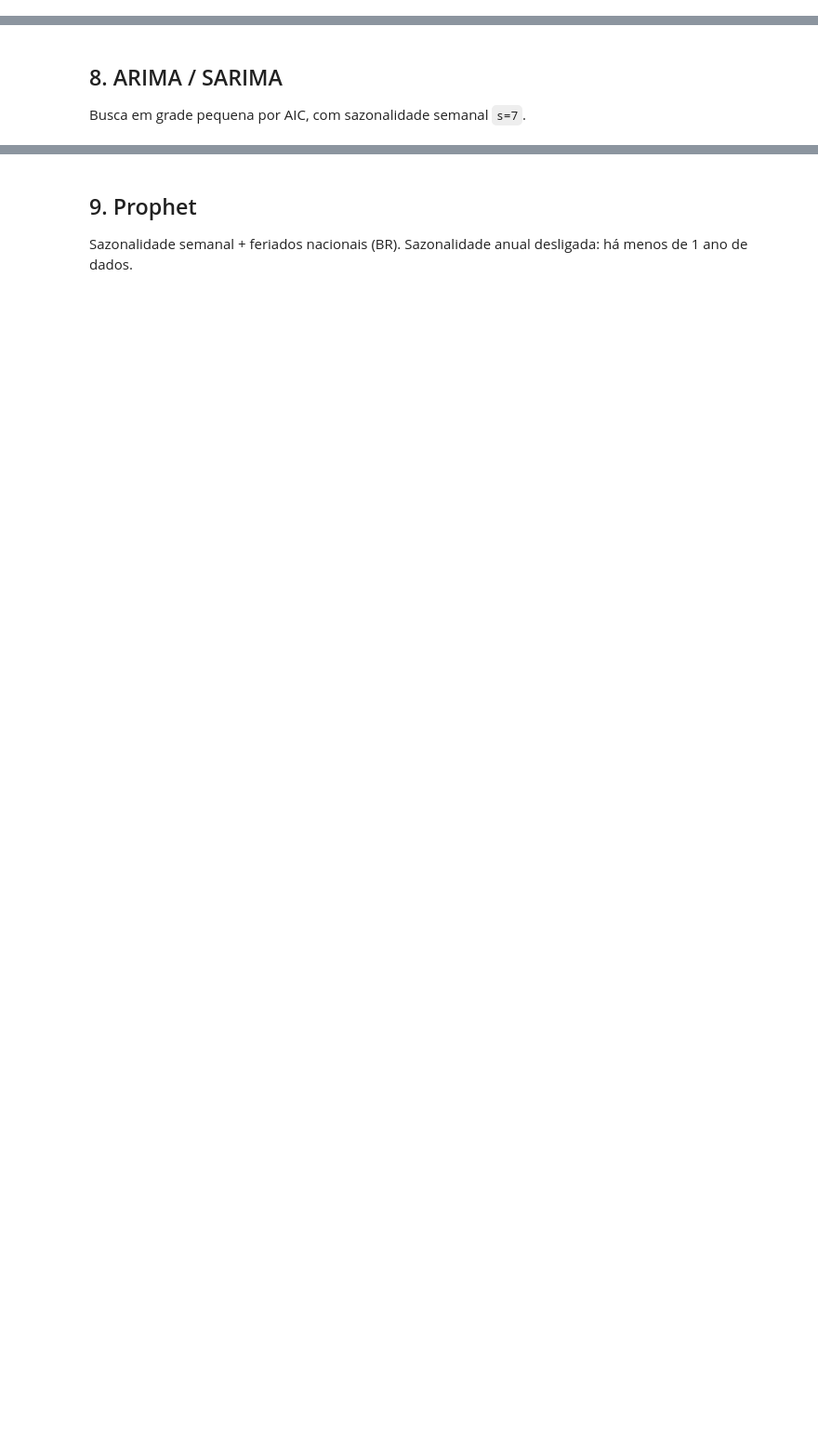
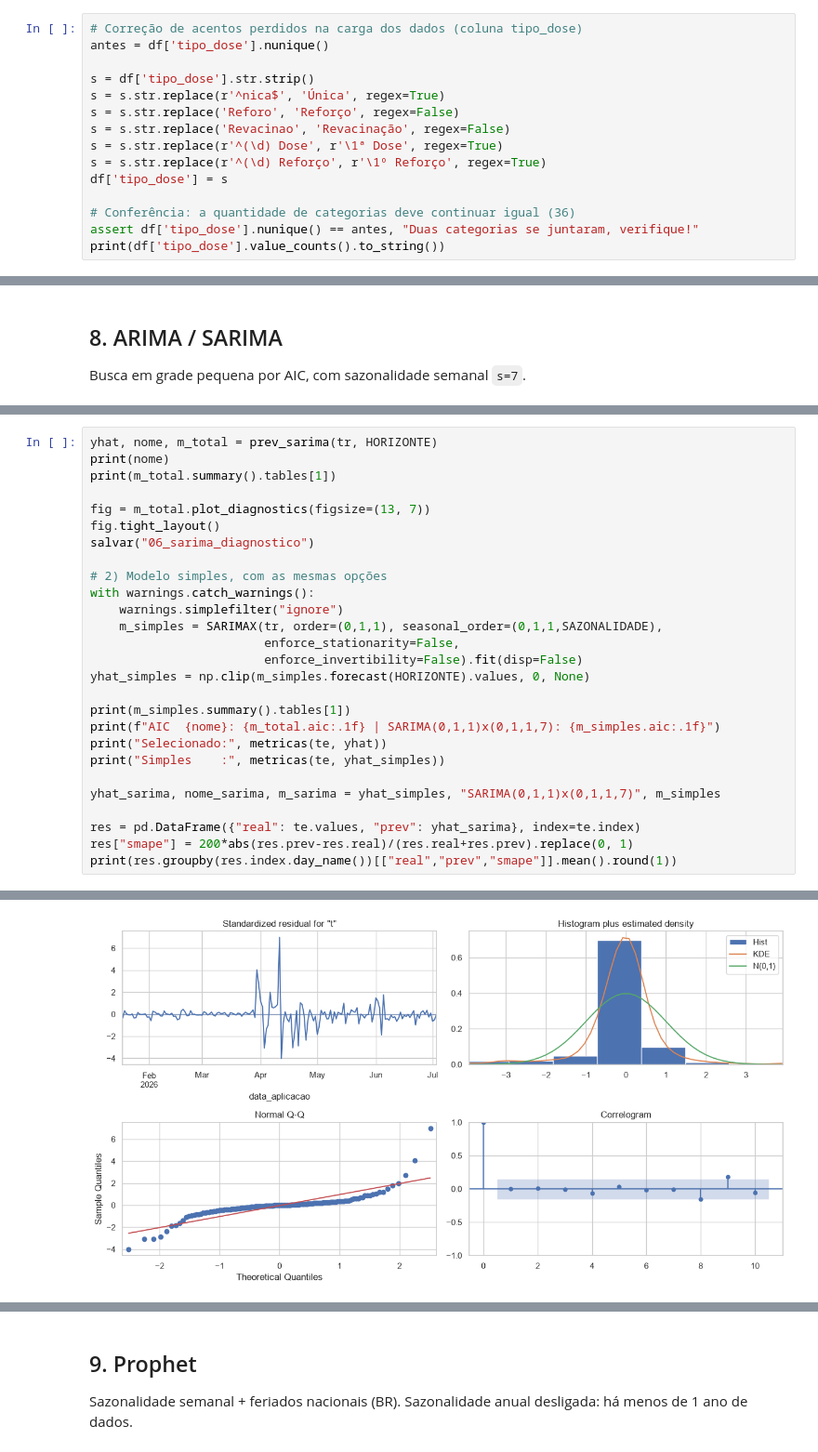
Before and after one commit to Nina-pinheiro/projeto_iv, a Jupyter notebook: notebooks/series_temporais_3.ipynb, the cells around one changed output, grey strips where cells are left out. Shown at 93% size. Drawn from its saved outputs; the diff is of its cells as text; blank space fills up the shorter version.

```diff
--- a/notebooks/series_temporais_3.ipynb
+++ b/notebooks/series_temporais_3.ipynb
@@ -92,0 +151,15 @@ print(df_raw.shape); df_raw.head(10)
+# %%
+# Correção de acentos perdidos na carga dos dados (coluna tipo_dose)
+antes = df['tipo_dose'].nunique()
+
+s = df['tipo_dose'].str.strip()
+s = s.str.replace(r'^nica$', 'Única', regex=True)
+s = s.str.replace('Reforo', 'Reforço', regex=False)
+s = s.str.replace('Revacinao', 'Revacinação', regex=False)
+s = s.str.replace(r'^(\d) Dose', r'\1ª Dose', regex=True)
+s = s.str.replace(r'^(\d) Reforço', r'\1º Reforço', regex=True)
+df['tipo_dose'] = s
+
+# Conferência: a quantidade de categorias deve continuar igual (36)
+assert df['tipo_dose'].nunique() == antes, "Duas categorias se juntaram, verifique!"
+print(df['tipo_dose'].value_counts().to_string())
@@ -280,0 +488,28 @@ sigma2      1.882e+07   7.63e-09   2.47e+15      0.000    1.88e+07    1.88e+07
+# %%
+yhat, nome, m_total = prev_sarima(tr, HORIZONTE)
+print(nome)
+print(m_total.summary().tables[1])
+
+fig = m_total.plot_diagnostics(figsize=(13, 7))
+fig.tight_layout()
+salvar("06_sarima_diagnostico")
+
+# 2) Modelo simples, com as mesmas opções
+with warnings.catch_warnings():
+    warnings.simplefilter("ignore")
+    m_simples = SARIMAX(tr, order=(0,1,1), seasonal_order=(0,1,1,SAZONALIDADE),
+                        enforce_stationarity=False,
+                        enforce_invertibility=False).fit(disp=False)
+yhat_simples = np.clip(m_simples.forecast(HORIZONTE).values, 0, None)
+
+print(m_simples.summary().tables[1])
+print(f"AIC  {nome}: {m_total.aic:.1f} | SARIMA(0,1,1)x(0,1,1,7): {m_simples.aic:.1f}")
+print("Selecionado:", metricas(te, yhat))
+print("Simples    :", metricas(te, yhat_simples))
+
+yhat_sarima, nome_sarima, m_sarima = yhat_simples, "SARIMA(0,1,1)x(0,1,1,7)", m_simples
+
+res = pd.DataFrame({"real": te.values, "prev": yhat_sarima}, index=te.index)
+res["smape"] = 200*abs(res.prev-res.real)/(res.real+res.prev).replace(0, 1)
+print(res.groupby(res.index.day_name())[["real","prev","smape"]].mean().round(1))
+# %% [output]
@@ -280,0 +533 @@ sigma2      1.882e+07   7.63e-09   2.47e+15      0.000    1.88e+07    1.88e+07
+[figure, added]
```
Also changed, not shown: parts of 30 cells of this notebook, 18 other files.
